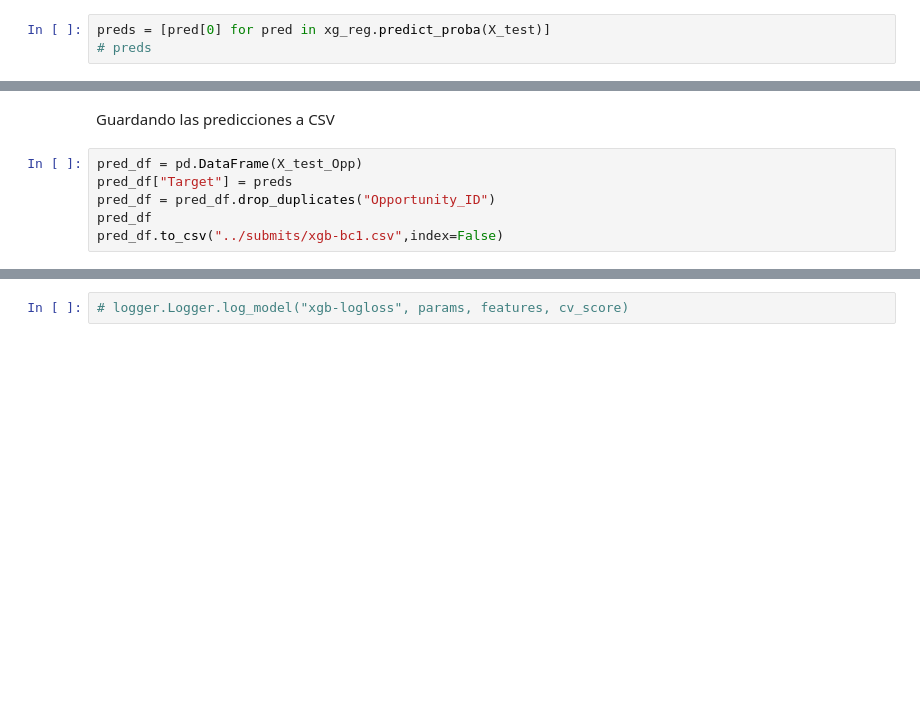
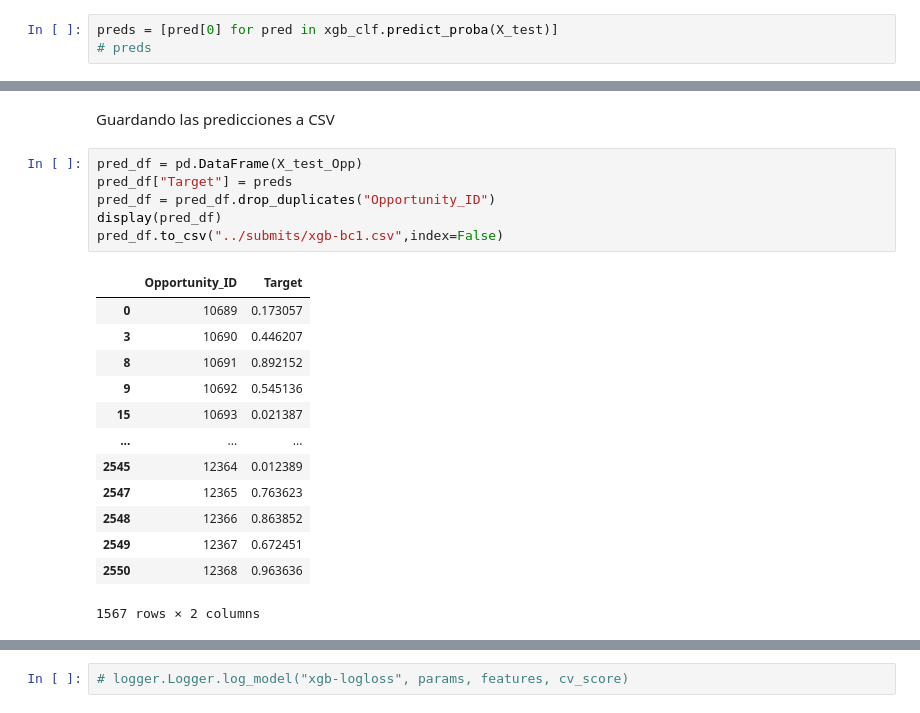
Before and after one commit to fede-alt/datos_2c2020_tp2-1, a Jupyter notebook: models/XGB-BinaryClassifier.ipynb, the cells around one changed output, grey strips where cells are left out. Drawn from its saved outputs; the diff is of its cells as text; blank space fills up the shorter version.

```diff
--- a/models/XGB-BinaryClassifier.ipynb
+++ b/models/XGB-BinaryClassifier.ipynb
@@ -258,3 +286,3 @@ XGBClassifier(base_score=0.5, booster='gbtree', colsample_bylevel=1,
 # %%
-preds = [pred[0] for pred in xg_reg.predict_proba(X_test)]
+preds = [pred[0] for pred in xgb_clf.predict_proba(X_test)]
 # preds
@@ -263,9 +461,23 @@ Guardando las predicciones a CSV
 # %%
 pred_df = pd.DataFrame(X_test_Opp)
 pred_df["Target"] = preds
 pred_df = pred_df.drop_duplicates("Opportunity_ID")
-pred_df
+display(pred_df)
 pred_df.to_csv("../submits/xgb-bc1.csv",index=False)
+# %% [output]
+|  | Opportunity_ID | Target |
+| 0 | 10689 | 0.173057 |
+| 3 | 10690 | 0.446207 |
+| 8 | 10691 | 0.892152 |
+| 9 | 10692 | 0.545136 |
+| 15 | 10693 | 0.021387 |
+| ... | ... | ... |
+| 2545 | 12364 | 0.012389 |
+| 2547 | 12365 | 0.763623 |
+| 2548 | 12366 | 0.863852 |
+| 2549 | 12367 | 0.672451 |
+| 2550 | 12368 | 0.963636 |
+1567 rows × 2 columns
 # %%
 print(params)
 plt.rcParams['figure.figsize'] = [15, 25]
```
Also changed, not shown: parts of 13 cells of this notebook, 1 other file.
